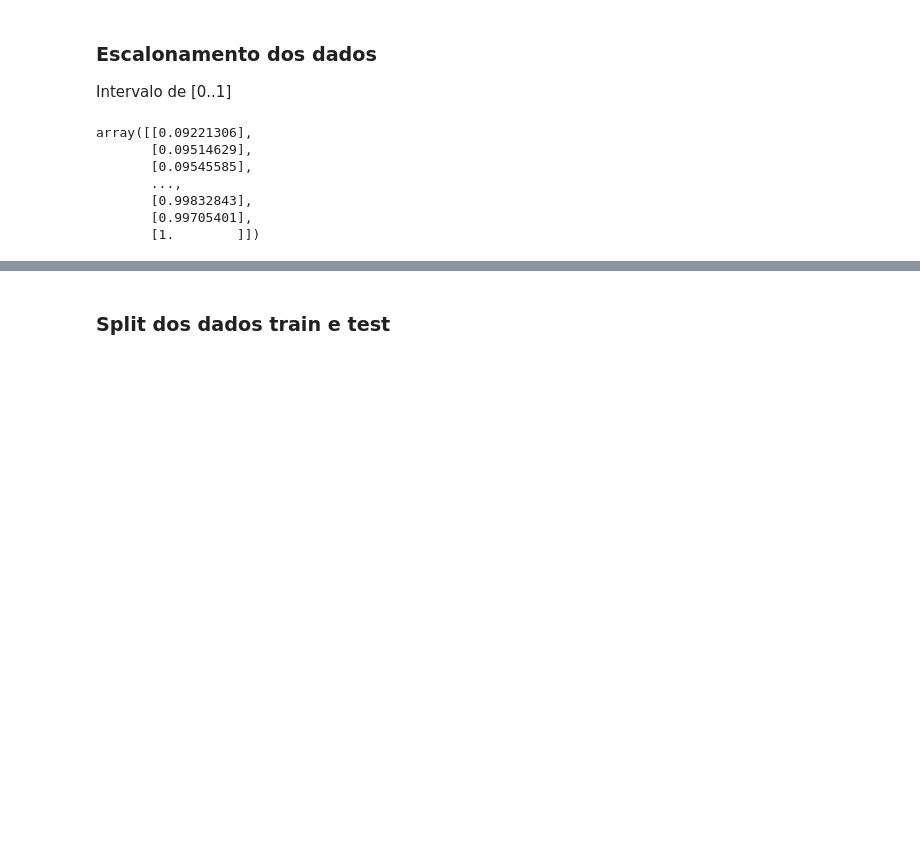
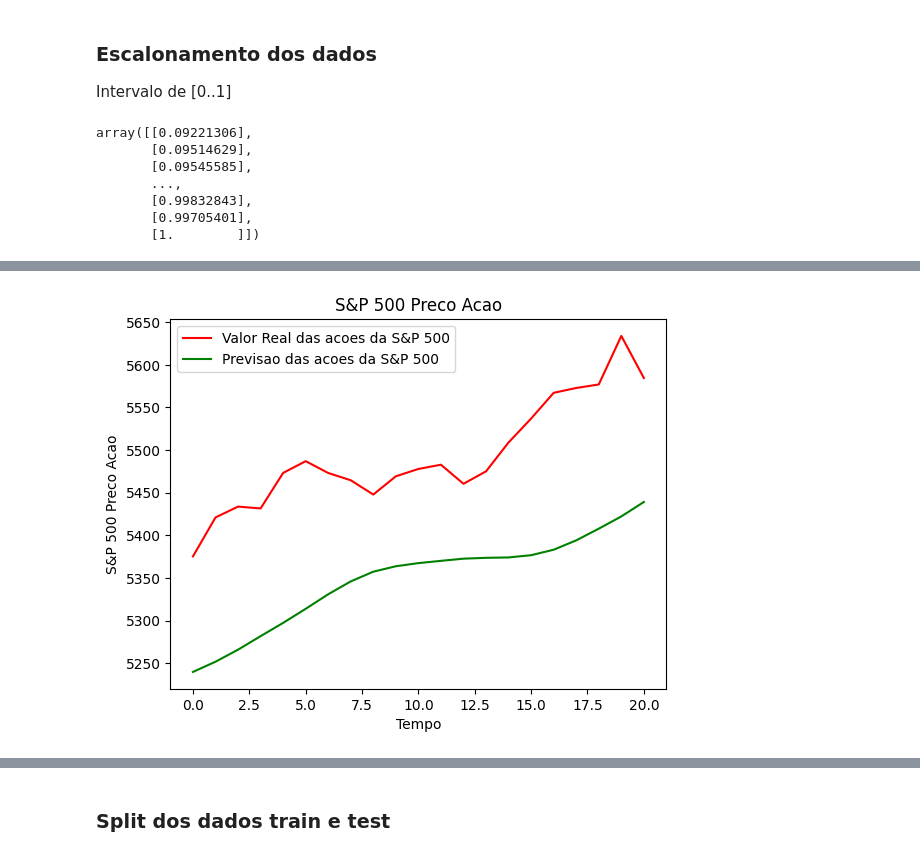
Before and after one commit to matt-balda/neural-stock-forecast, a Jupyter notebook: notebooks/neural-stock.ipynb, the cells around one changed output, grey strips where cells are left out. Cells and saved outputs as stored; diff of their text form; code cells hidden in the pictures; blank space fills up the shorter version.

Commit message:
refactor: predict leg 21

```diff
--- a/notebooks/neural-stock.ipynb
+++ b/notebooks/neural-stock.ipynb
@@ -240,0 +274,3 @@ array([[0.09221306],
+# %%
+precos_reais = df_test['Close'].values
+precos_reais
@@ -240,0 +298,16 @@ array([[0.09221306],
+# %%
+modelo = Sequential()
+
+modelo.add(LSTM(units=100, return_sequences=True, input_shape=(x_treinar.shape[1], 1)))
+modelo.add(Dropout(0.2))
+
+modelo.add(LSTM(units=50, return_sequences=True))
+modelo.add(Dropout(0.2))
+
+modelo.add(LSTM(units=50))
+modelo.add(Dropout(0.2))
+
+modelo.add(Dense(units = 1, activation='linear')) #Prevendo o proximo valor da acao
+
+modelo.compile(optimizer='rmsprop', loss='mean_squared_error', metrics=['mean_absolute_error'])
+modelo.fit(x_treinar, y_treinar, epochs = 100, batch_size = 32)
@@ -240,0 +333,27 @@ array([[0.09221306],
+# %%
+total_dados = pd.concat((df_train['Close'], df_test['Close']), axis = 0)
+
+modelo_entrada = total_dados[len(total_dados) - len(df_test) - previsao_dias:].values
+modelo_entrada = modelo_entrada.reshape(-1, 1)
+modelo_entrada = normalizando.transform(modelo_entrada)
+# %%
+x_teste = []
+
+for x in range(previsao_dias, len(modelo_entrada)):
+    x_teste.append(modelo_entrada[x-previsao_dias:x, 0])
+
+x_teste = np.array(x_teste)
+x_teste = np.reshape(x_teste, (x_teste.shape[0], x_teste.shape[1], 1))
+
+previsao_precos = modelo.predict(x_teste)
+previsao_precos = normalizando.inverse_transform(previsao_precos)
+
+#Representando Graficamente as Previsoes
+plt.plot(precos_reais, color ='red', label = f"Valor Real das acoes da S&P 500")
+plt.plot(previsao_precos, color="green", label = f"Previsao das acoes da S&P 500" )
+plt.title(f"S&P 500 Preco Acao")
+plt.xlabel('Tempo')
+plt.ylabel(f"S&P 500 Preco Acao")
+plt.legend()
+plt.show()
+# %% [output]
@@ -240,0 +361 @@ array([[0.09221306],
+[figure, added]
```
Also changed, not shown: parts of 14 cells of this notebook.
